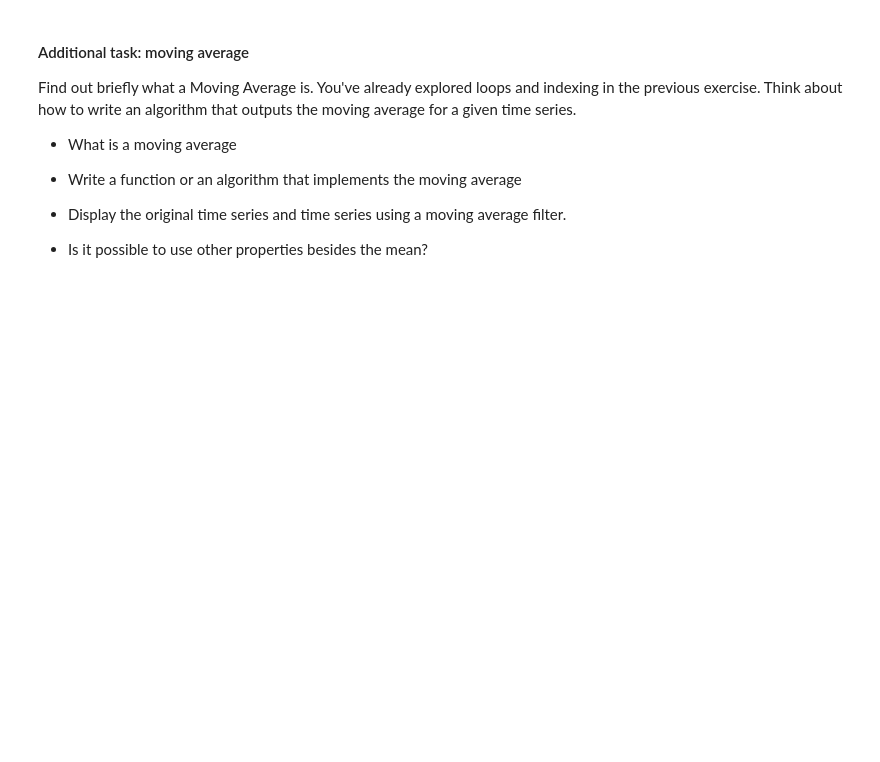
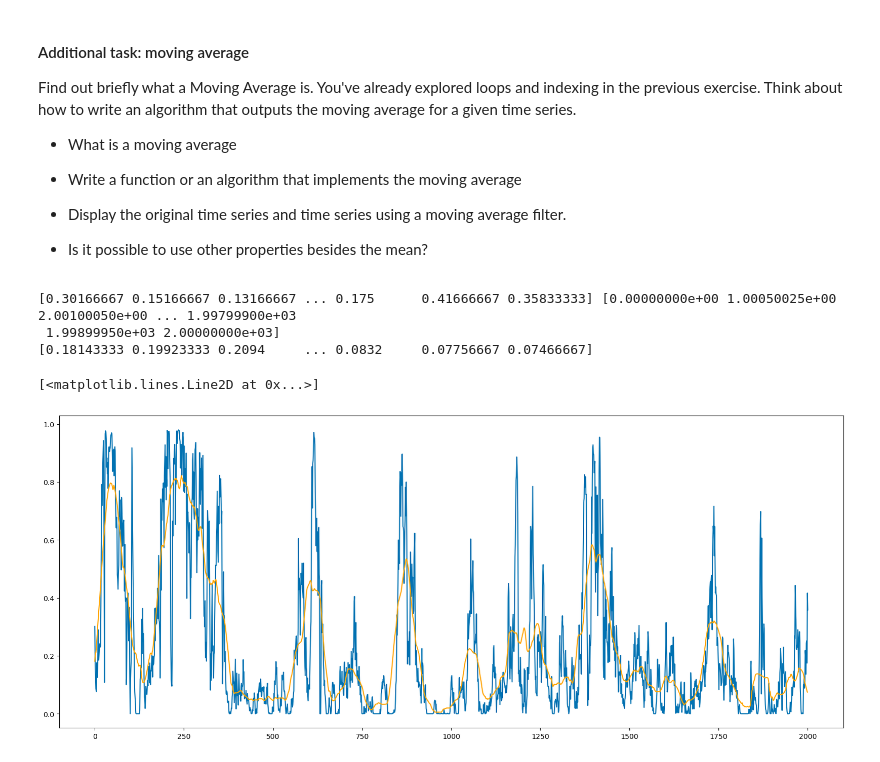
Before and after one commit to KlaraGtknst/TSDM_WS23_34, a Jupyter notebook: Exercise_01_introduction.ipynb, the cells around one changed output. Cells and saved outputs as stored; diff of their text form; code cells hidden in the pictures; blank space fills up the shorter version.

```diff
--- a/Exercise_01_introduction.ipynb
+++ b/Exercise_01_introduction.ipynb
@@ -279,11 +395,27 @@ Find out briefly what a Moving Average is. You've already explored loops and ind
 # %%
 a = np.genfromtxt('data/relative_power_generation.csv', delimiter=',')
 
-plt.figure(num=None, figsize=(8, 6), dpi=100, facecolor='w', edgecolor='k')
+plt.figure(num=None, figsize=(20, 8), dpi=100, facecolor='w', edgecolor='k')
 
 y=a[1:,1]
 x=np.linspace(0,len(y),2000)
 
-####################
-# Your Code Here   #
-####################
+print(y, x)
+def mov_avg(series, window_size):
+    avgs = []
+    series = np.append(np.append(np.zeros(window_size//2), series), np.zeros(window_size//2))
+    for i in range(window_size//2, len(series) - window_size//2):
+        avgs.append(np.mean(series[i-window_size//2:i+window_size//2]))
+    return np.array(avgs)
+
+avgs = mov_avg(y, 50)
+print(avgs)
+
+plt.plot(x,y)
+plt.plot(avgs, c="orange")
+# %% [output]
+[0.30166667 0.15166667 0.13166667 ... 0.175      0.41666667 0.35833333] [0.00000000e+00 1.00050025e+00 2.00100050e+00 ... 1.99799900e+03
+ 1.99899950e+03 2.00000000e+03]
+[0.18143333 0.19923333 0.2094     ... 0.0832     0.07756667 0.07466667]
+[<matplotlib.lines.Line2D at 0x...>]
+[figure, added]
```
Also changed, not shown: parts of 22 cells of this notebook, 10 other files.
